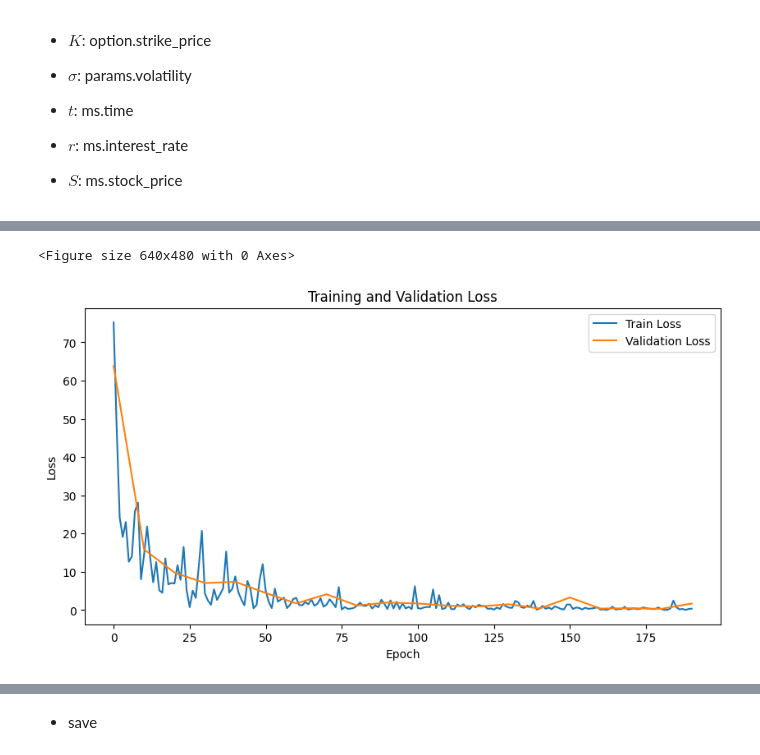
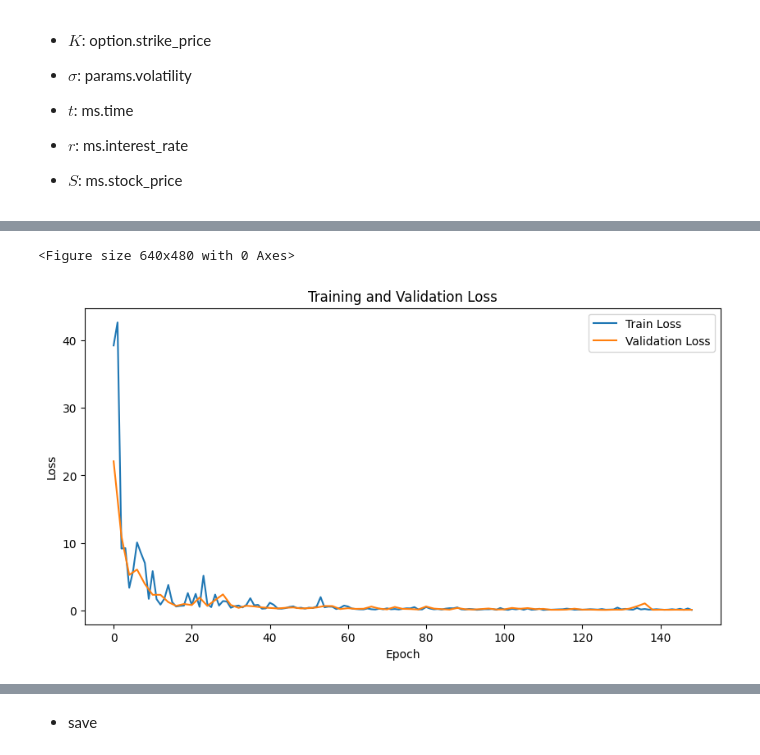
Before and after one commit to ThunderstormXX/MLFinance, a Jupyter notebook: surrogate_modeling.ipynb, the cells around one changed output, grey strips where cells are left out. Cells and saved outputs as stored; diff of their text form; code cells hidden in the pictures.

```diff
--- a/surrogate_modeling.ipynb
+++ b/surrogate_modeling.ipynb
@@ -138,7 +141,7 @@ class OptionDataset(Dataset):
             S = np.random.uniform(self.params['S'][0], self.params['S'][1])  # stock_price
 
             puts = PutStockOption(strike_price=K, expiration_time=T)
-            ms = MarketState(stock_price=S, interest_rate=r)
+            ms = MarketState(stock_price=S, interest_rate=r, time = t)
             params = BSParams(volatility=sigma)
             option_price = price(puts, ms, params)
             data.append([S, K, T, t, r, sigma, option_price])
@@ -152,21 +155,3 @@ class OptionDataset(Dataset):
         features = torch.tensor(sample[:-1], dtype=torch.float32)
         target = torch.tensor(sample[-1], dtype=torch.float32)
         return features, target
-# %%
-class MLP(nn.Module):
-    def __init__(self, input_size, hidden_size, output_size):
-        super(MLP, self).__init__()
-        self.fc1 = nn.Linear(input_size, hidden_size)
-        # self.ln1 = nn.LayerNorm(hidden_size)
-        self.relu = nn.ReLU()
-        self.fc2 = nn.Linear(hidden_size, hidden_size)
-        self.fc3 = nn.Linear(hidden_size, output_size)
-
-    def forward(self, x):
-        out = self.fc1(x)
-        # out = self.ln1(out)
-        out = self.relu(out)
-        out = self.fc2(out)
-        out = self.relu(out)
-        out = self.fc3(out)
-        return out
@@ -173,14 +178,14 @@ class MLP(nn.Module):
 # %%
 params_train_dataset = dict(
-    T = tuple([0.1,4.0]) ,
+    T = tuple([0.0144,16.0]) ,
     K = tuple([50, 150]) ,
-    sigma = tuple([0.05, 0.5]) ,
-    r = tuple([0.05, 0.3]) ,
+    sigma = tuple([0.1, 0.5]) ,
+    r = tuple([0.0, 0.2]) ,
     S = tuple([50, 150]) ,
 )
 # %%
-batch_size = 32
-train_size = 10000
+batch_size = 64
+train_size = 100000
 test_size = 1000
 val_size = 100
 train_dataset = OptionDataset(train_size, params=params_train_dataset)
@@ -223,32 +229,33 @@ num_epochs = 200
 # %%
+num_epochs = 150
 train_losses = []
 val_losses = []
 
 for epoch in range(num_epochs):
     model.train()
     for i, (features, target) in enumerate(train_dataloader):
         outputs = model(features)
         loss = criterion(outputs, target.unsqueeze(1))
 
         optimizer.zero_grad()
         loss.backward()
         optimizer.step()
     train_losses.append((epoch , loss.item()))
 
-    if (epoch ) % 10 == 0:
+    if (epoch ) % 2 == 0:
         val_loss = evaluate(model, val_dataloader, criterion)
         val_losses.append((epoch,val_loss))
         if len(val_losses) > 1:
             clear_output(wait=False)
             plot_losses(train_losses, val_losses)
             print(f'Train Loss: {loss.item():.4f}, Val Loss: {val_loss:.4f}')
 
 
 print("Training complete")
 
 # Тестирование
 test_loss = evaluate(model, test_dataloader, criterion)
 print(f'Test Loss: {test_loss:.4f}')
 # %% [output]
 <Figure size 640x480 with 0 Axes>
-[figure, old version]
+[figure, new version]
```
Also changed, not shown: parts of 14 cells of this notebook, 2 other files.
